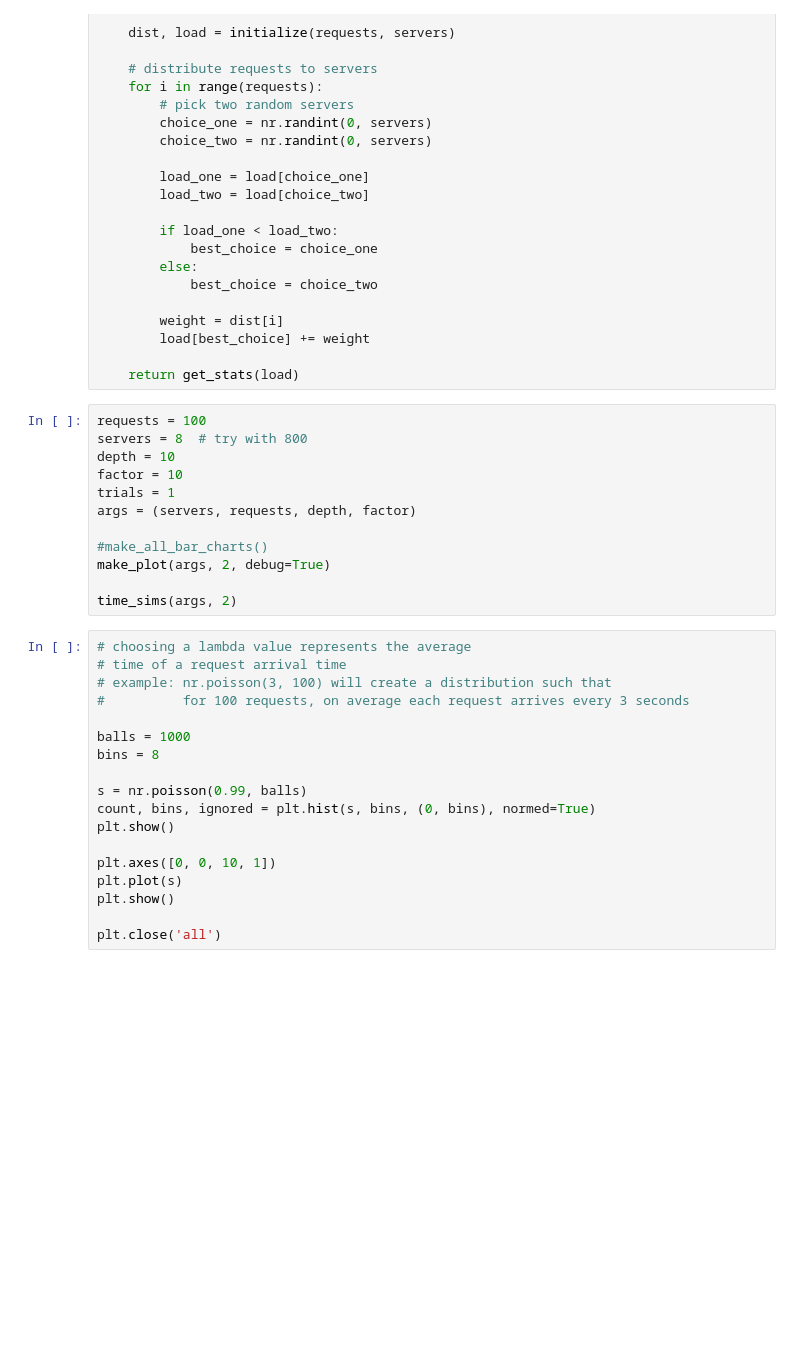
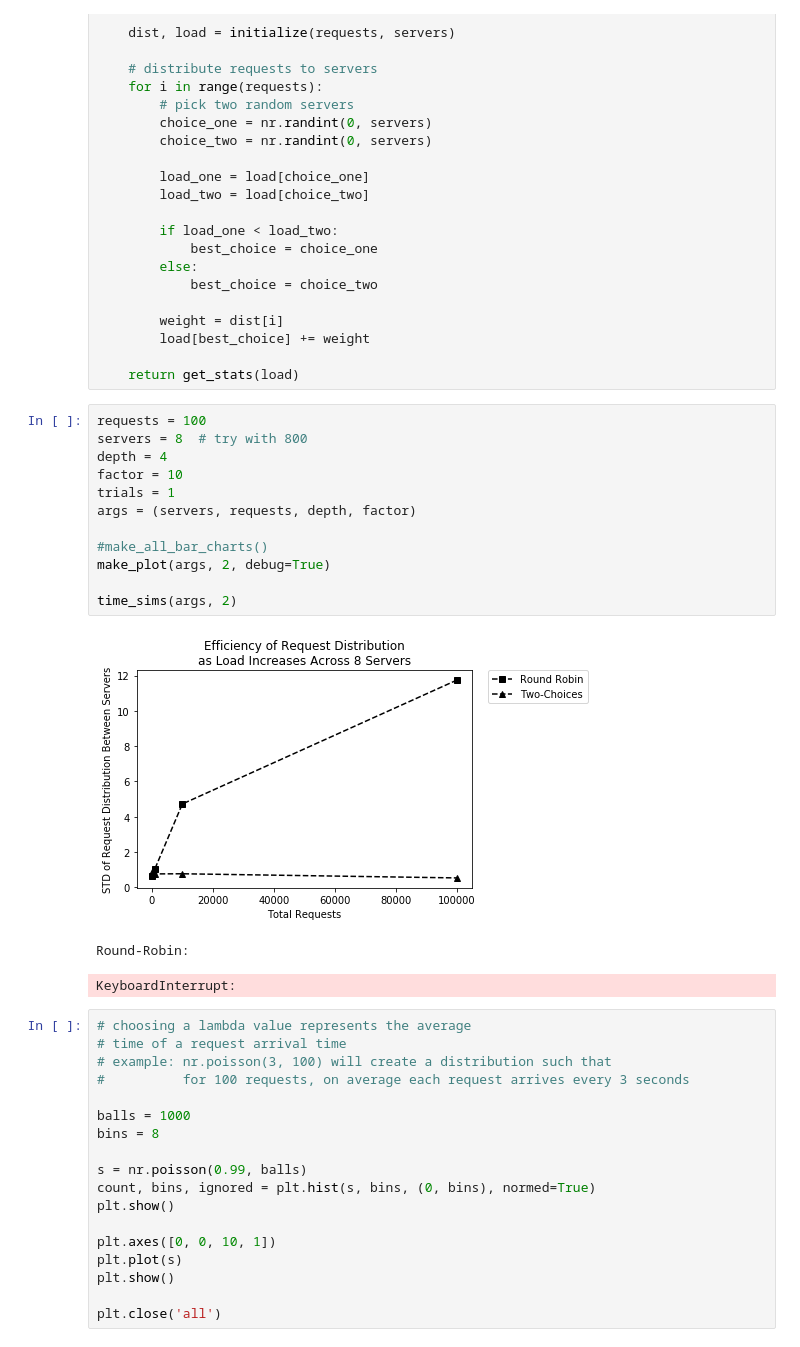
Before and after one commit to anschwa/capstone, a Jupyter notebook: simulations/experiments.ipynb, the cells around one changed output. Drawn from its saved outputs; the diff is of its cells as text; blank space fills up the shorter version.

```diff
--- a/simulations/experiments.ipynb
+++ b/simulations/experiments.ipynb
@@ -308,15 +308,19 @@ def two_choices(requests, servers):
 # %%
 requests = 100
 servers = 8  # try with 800
-depth = 10
+depth = 4
 factor = 10
 trials = 1
 args = (servers, requests, depth, factor)
 
 #make_all_bar_charts()
 make_plot(args, 2, debug=True)
 
 time_sims(args, 2)
+# %% [output]
+[figure, added]
+Round-Robin:
+KeyboardInterrupt:
 # %%
 # choosing a lambda value represents the average
 # time of a request arrival time
```
Also changed, not shown: 4 other files.
